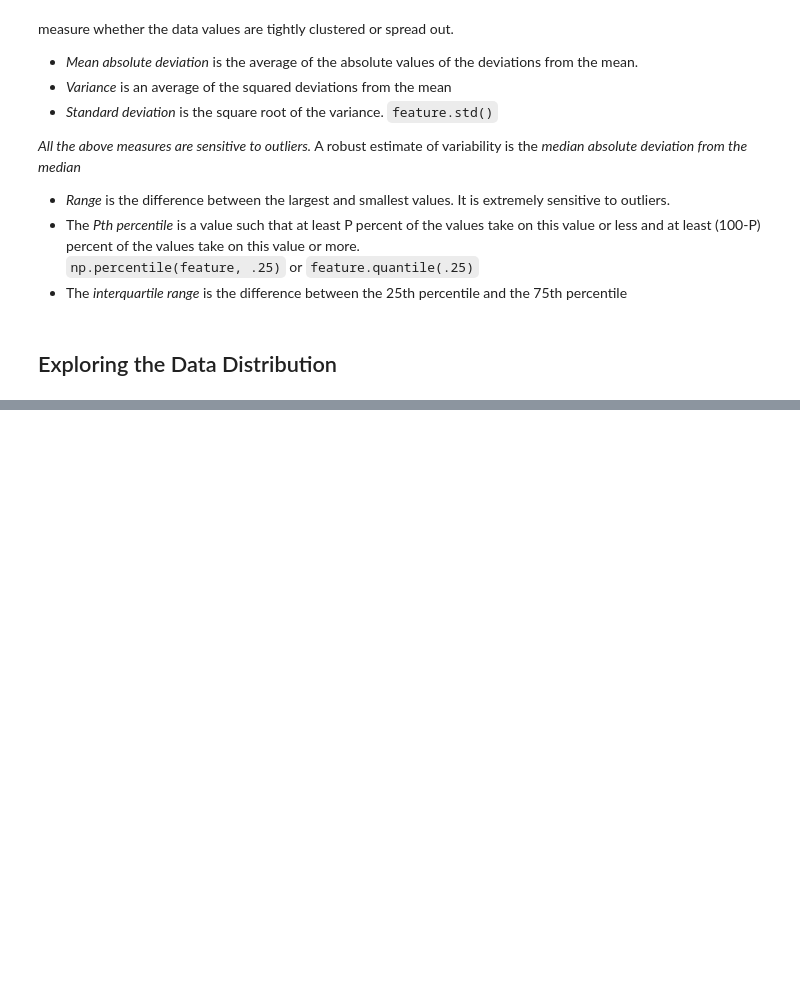
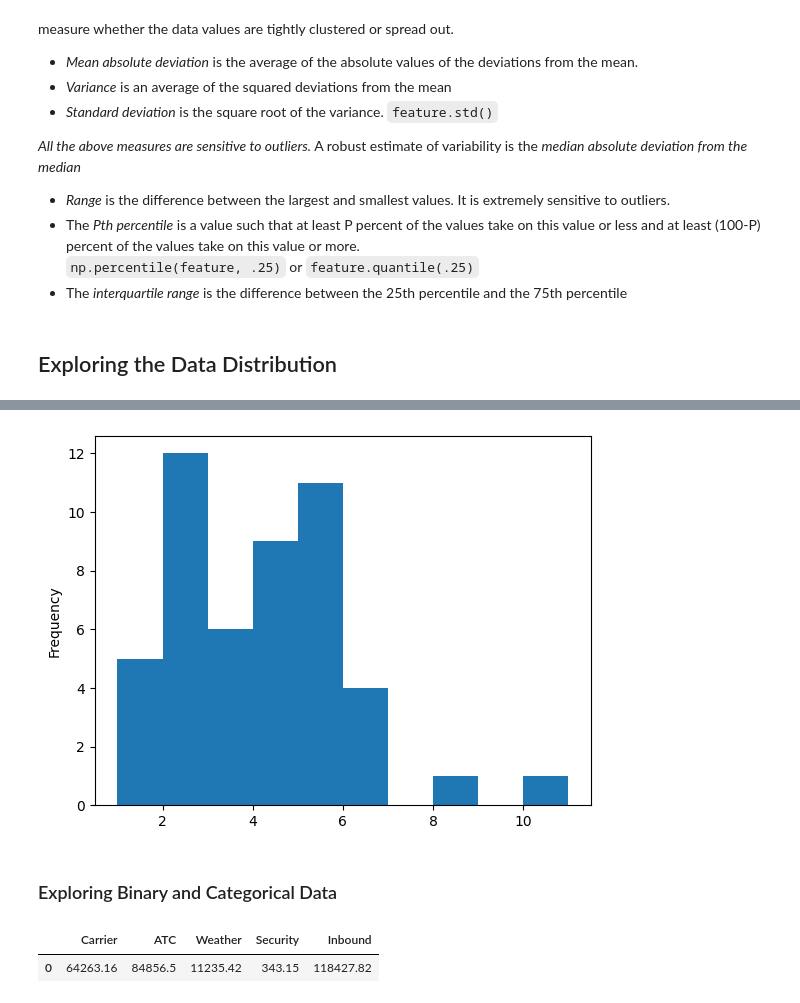
Before and after one commit to f7ord/data-science-projects, a Jupyter notebook: statistics-notes/Statistics notes.ipynb, the cells around one changed output, grey strips where cells are left out. Drawn from its saved outputs; the diff is of its cells as text; code cells hidden in the pictures; blank space fills up the shorter version.

```diff
--- a/statistics-notes/Statistics notes.ipynb
+++ b/statistics-notes/Statistics notes.ipynb
@@ -92,0 +146,12 @@ plt.boxplot(pd.Series(x))
+# %%
+ax = states['Murder.Rate'].plot.hist(bins=range(1,12))
+# %% [output]
+[figure, added]
+# %% [markdown]
+### Exploring Binary and Categorical Data
+# %%
+dfw = pd.read_csv('data/dfw_airline.csv')
+dfw
+# %% [output]
+|  | Carrier | ATC | Weather | Security | Inbound |
+| 0 | 64263.16 | 84856.5 | 11235.42 | 343.15 | 118427.82 |
```
Also changed, not shown: parts of 15 cells of this notebook.
